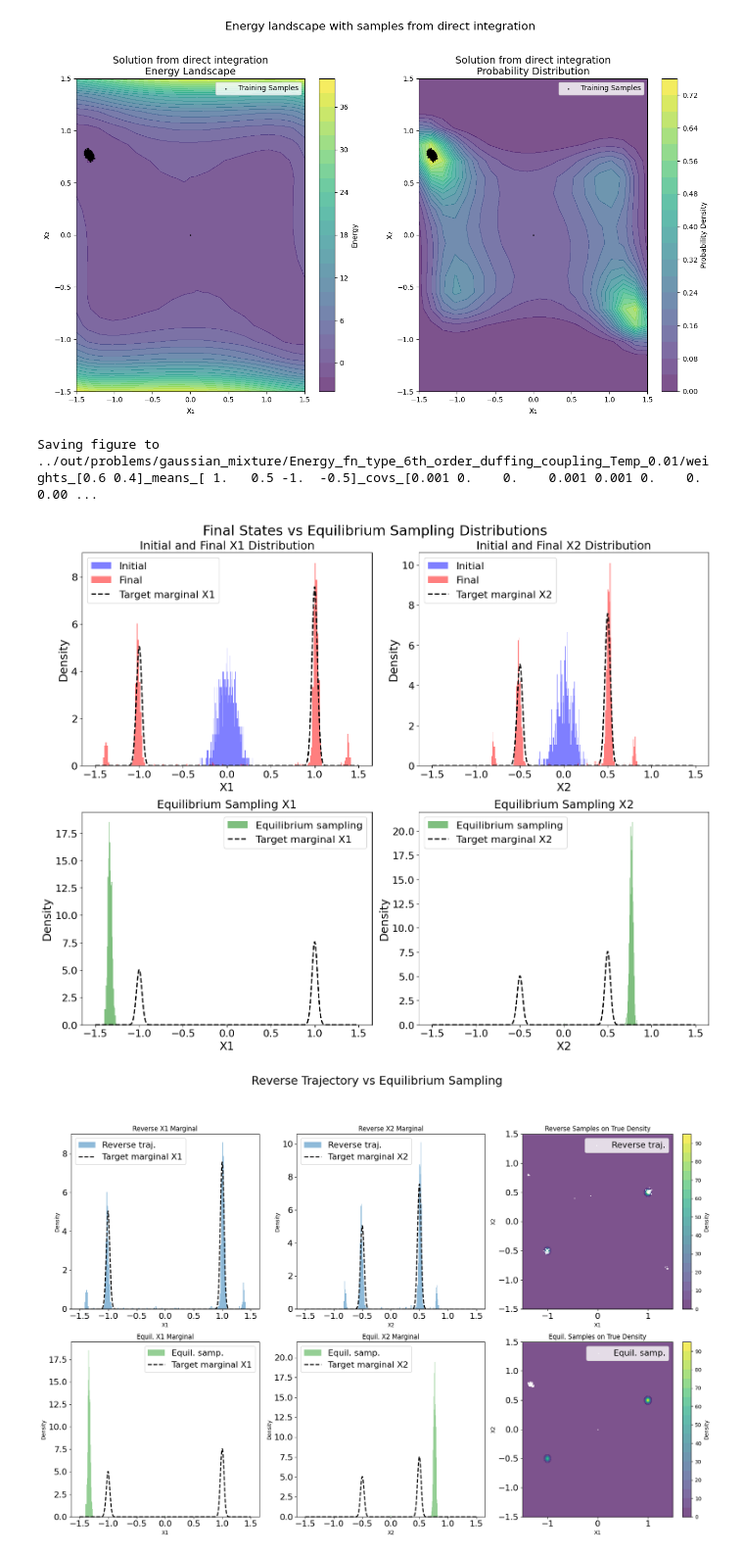
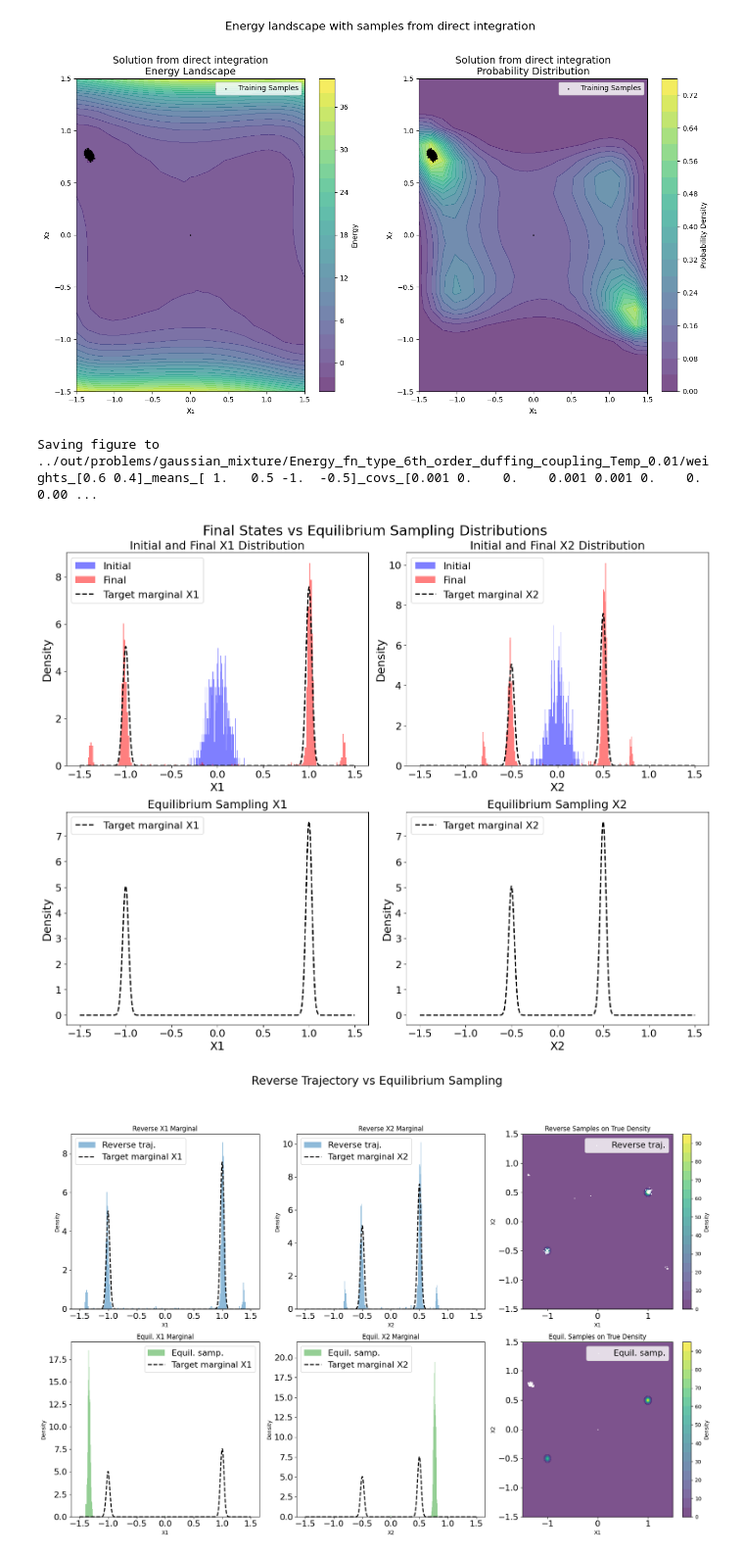
Before and after one commit to cyboesch/oscillator_dev, a Jupyter notebook: projects/physical-diffusion-models/notebooks/sampling-from-gaussian-mixture-CD1.ipynb, the cells around one changed output. Shown at 98% size. Cells and saved outputs as stored; diff of their text form; code cells hidden in the pictures.

Commit message:
improved the plotting

```diff
--- a/projects/physical-diffusion-models/notebooks/sampling-from-gaussian-mixture-CD1.ipynb
+++ b/projects/physical-diffusion-models/notebooks/sampling-from-gaussian-mixture-CD1.ipynb
@@ -491,8 +493,8 @@ ax2.hist(initial_states[:, 1], bins=num_bins, alpha=0.5, density=True, label='In
 ax2.hist(final_states[:, 1], bins=num_bins, alpha=0.5, density=True, label='Final', color='red')
 
 # Bottom row: Equilibrium sampling in green
-ax3.hist(sde_samples_direct[:, 0], bins=num_bins, alpha=0.5, density=True, label='Equilibrium sampling', color='green')
-ax4.hist(sde_samples_direct[:, 1], bins=num_bins, alpha=0.5, density=True, label='Equilibrium sampling', color='green')
+# ax3.hist(sde_samples_direct[:, 0], bins=num_bins, alpha=0.5, density=True, label='Equilibrium sampling', color='green')
+# ax4.hist(sde_samples_direct[:, 1], bins=num_bins, alpha=0.5, density=True, label='Equilibrium sampling', color='green')
 
 # Add exact marginal Gaussians to all plots
 x = jnp.linspace(-1.5, 1.5, 1000)
@@ -510,34 +512,34 @@ for ax, dim in [(ax1, 0), (ax2, 1), (ax3, 0), (ax4, 1)]:
     ax.tick_params(axis='both', which='major', labelsize=SMALL_SIZE)
 
 # Set titles and labels with increased font sizes
 ax1.set_title('Initial and Final X1 Distribution', fontsize=MEDIUM_SIZE)
 ax1.set_xlabel('X1', fontsize=MEDIUM_SIZE)
 ax1.set_ylabel('Density', fontsize=MEDIUM_SIZE)
 ax1.legend(fontsize=SMALL_SIZE)
 
 ax2.set_title('Initial and Final X2 Distribution', fontsize=MEDIUM_SIZE)
 ax2.set_xlabel('X2', fontsize=MEDIUM_SIZE)
 ax2.set_ylabel('Density', fontsize=MEDIUM_SIZE)
 ax2.legend(fontsize=SMALL_SIZE)
 
 ax3.set_title('Equilibrium Sampling X1', fontsize=MEDIUM_SIZE)
 ax3.set_xlabel('X1', fontsize=MEDIUM_SIZE)
 ax3.set_ylabel('Density', fontsize=MEDIUM_SIZE)
 ax3.legend(fontsize=SMALL_SIZE)
 
 ax4.set_title('Equilibrium Sampling X2', fontsize=MEDIUM_SIZE)
 ax4.set_xlabel('X2', fontsize=MEDIUM_SIZE)
 ax4.set_ylabel('Density', fontsize=MEDIUM_SIZE)
 ax4.legend(fontsize=SMALL_SIZE)
 
 fig.tight_layout()
 fig.show()
 
 print(f"Saving figure to {output_dir}")
 fig.savefig(output_dir + f"/marginals.png", dpi=300, bbox_inches='tight')
 # %% [output]
 Saving figure to ../out/problems/gaussian_mixture/Energy_fn_type_6th_order_duffing_coupling_Temp_0.01/weights_[0.6 0.4]_means_[ 1.   0.5 -1.  -0.5]_covs_[0.001 0.    0.    0.001 0.001 0.    0.    0.00 ...
-[figure, old version]
+[figure, new version]
 # %%
 import jax.numpy as jnp
 import matplotlib.pyplot as plt
```
Also changed, not shown: parts of 4 cells of this notebook.
